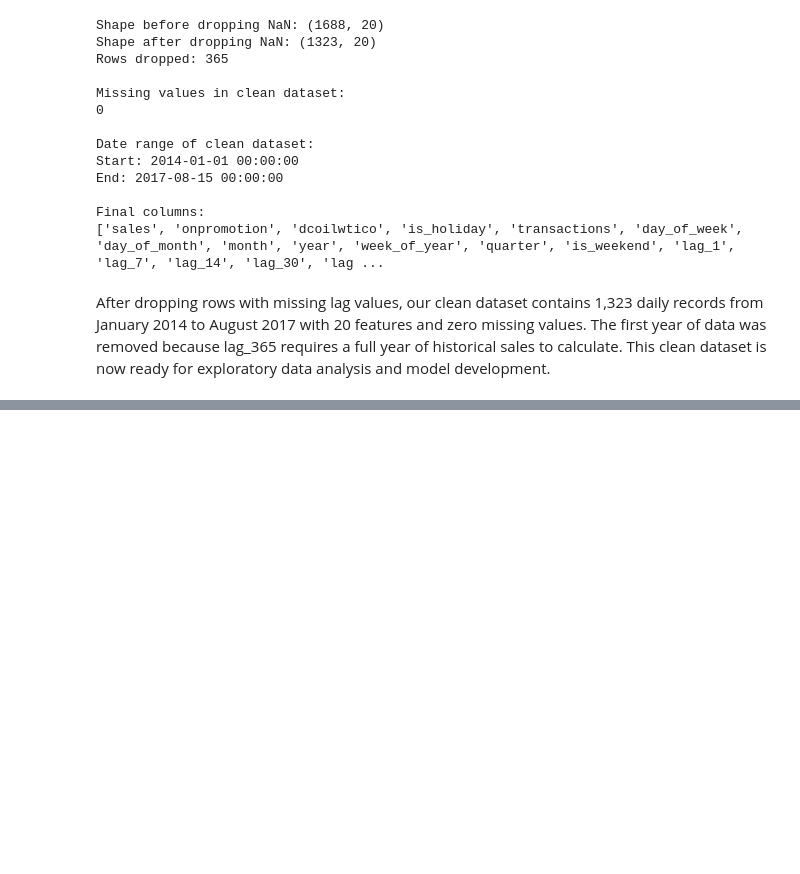
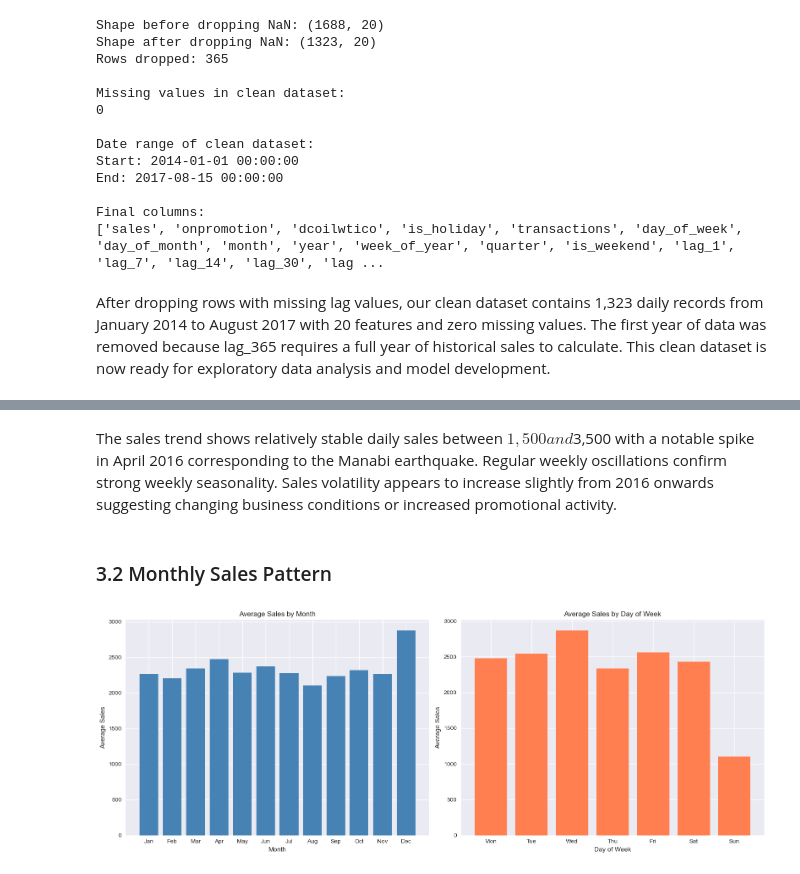
Before and after one commit to Swetakhadka7/store-sales-forecasting, a Jupyter notebook: store_sales_forecasting.ipynb, the cells around one changed output, grey strips where cells are left out. Drawn from its saved outputs; the diff is of its cells as text; code cells hidden in the pictures; blank space fills up the shorter version.

```diff
--- a/store_sales_forecasting.ipynb
+++ b/store_sales_forecasting.ipynb
@@ -739,0 +773,34 @@ for exploratory data analysis and model development.
+# %% [markdown]
+The sales trend shows relatively stable daily sales between $1,500 and $3,500
+with a notable spike in April 2016 corresponding to the Manabi earthquake.
+Regular weekly oscillations confirm strong weekly seasonality. Sales volatility
+appears to increase slightly from 2016 onwards suggesting changing business
+conditions or increased promotional activity.
+# %% [markdown]
+### 3.2 Monthly Sales Pattern
+# %%
+fig, axes = plt.subplots(1, 2, figsize=(16, 6))
+
+# Average sales by month
+monthly_sales = df_clean.groupby('month')['sales'].mean()
+axes[0].bar(monthly_sales.index, monthly_sales.values, color='steelblue')
+axes[0].set_title('Average Sales by Month')
+axes[0].set_xlabel('Month')
+axes[0].set_ylabel('Average Sales')
+axes[0].set_xticks(range(1, 13))
+axes[0].set_xticklabels(['Jan', 'Feb', 'Mar', 'Apr', 'May', 'Jun',
+                          'Jul', 'Aug', 'Sep', 'Oct', 'Nov', 'Dec'])
+
+# Average sales by day of week
+daily_sales = df_clean.groupby('day_of_week')['sales'].mean()
+axes[1].bar(daily_sales.index, daily_sales.values, color='coral')
+axes[1].set_title('Average Sales by Day of Week')
+axes[1].set_xlabel('Day of Week')
+axes[1].set_ylabel('Average Sales')
+axes[1].set_xticks(range(7))
+axes[1].set_xticklabels(['Mon', 'Tue', 'Wed', 'Thu', 'Fri', 'Sat', 'Sun'])
+
+plt.tight_layout()
+plt.show()
+# %% [output]
+[figure, added]
```
Also changed, not shown: parts of 23 cells of this notebook.
